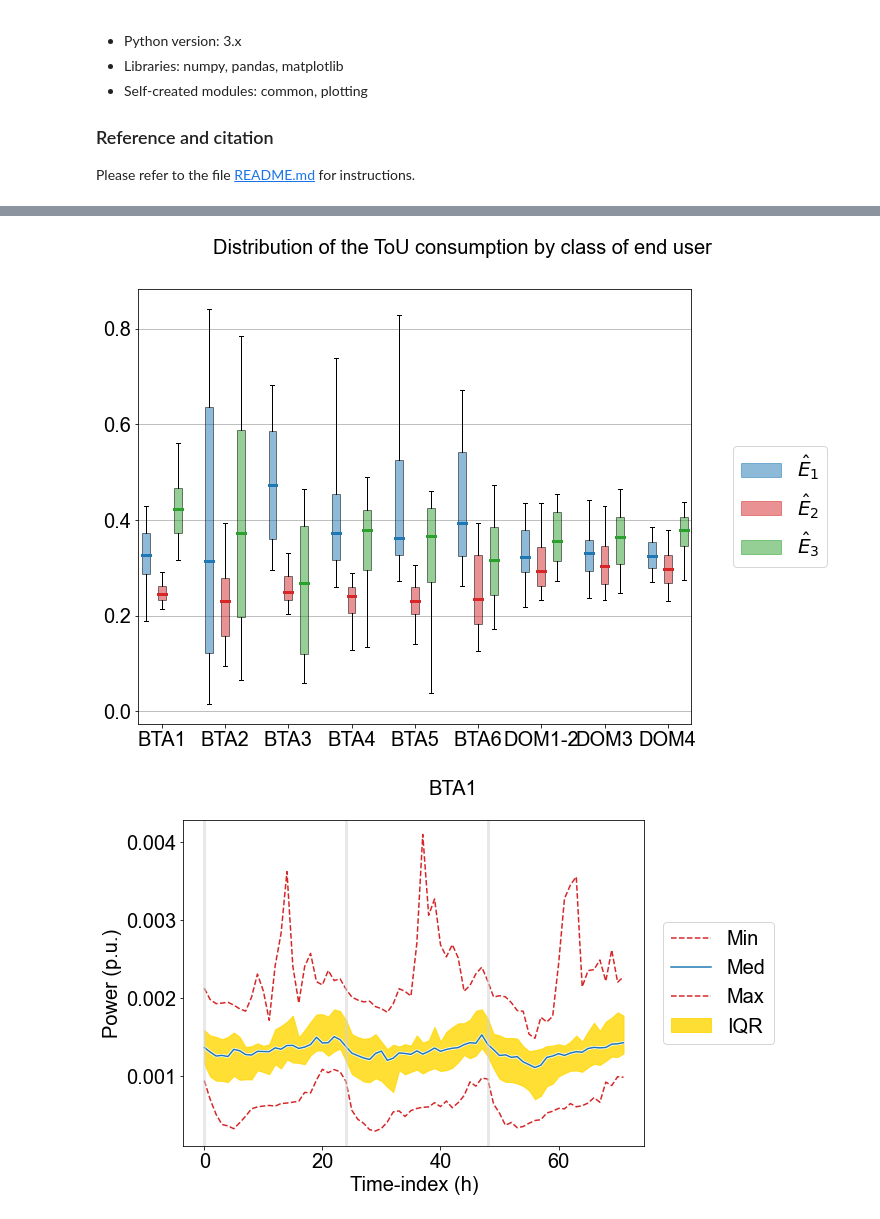
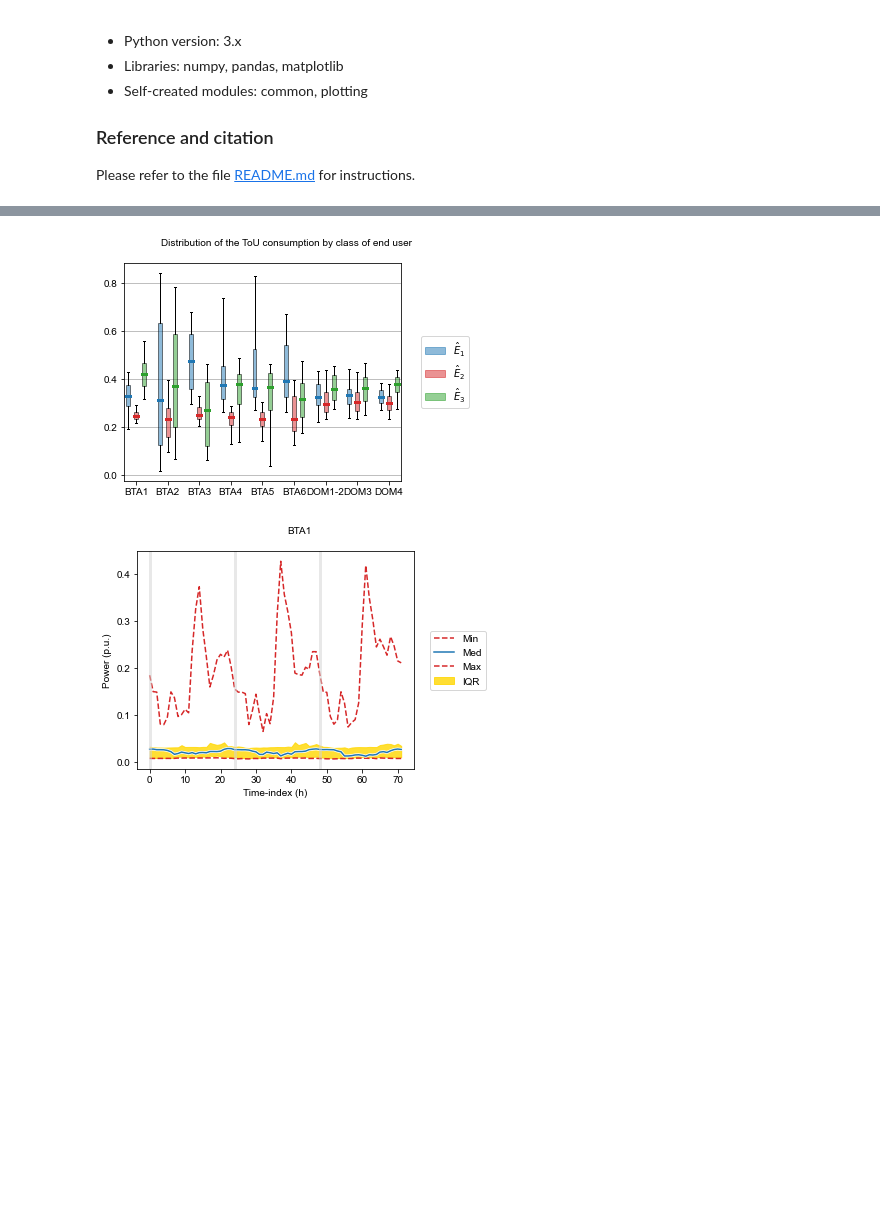
Before and after one commit to cadema-PoliTO/Bill2Watt, a Jupyter notebook: eda.ipynb, the cells around one changed output, grey strips where cells are left out. Drawn from its saved outputs; the diff is of its cells as text; code cells hidden in the pictures; blank space fills up the shorter version.

```diff
--- a/eda.ipynb
+++ b/eda.ipynb
@@ -64,13 +70,16 @@ os.makedirs(outpath:='Output', exist_ok=True)
 # %%
 # Loading the training/testing dataset
-data = pd.read_csv('dataset.csv', sep=';')
-# import columns
-col_type = 'type'  # column with the type of end user
-col_class = 'class'  # column with the class of end user
-col_category = 'category'  # column with the category of end user
-cols_x = [f"x_f{f}" for f in fs]  # columns with values of the x
-cols_y = [f"y_i{i}" for i in range(ni)]  # columns with values of the y
 
-# visualizing the dataset
+data = pd.read_csv('dataset.csv', sep=';', index_col=[0, 1])
+
+# Columns names
+col_type = 'type'  # type of end user
+col_class = 'class'  # class of end user
+col_category = 'category'  # category of end user
+cols_nd = [f"nd_j{j}" for j in js]  # number of days of each day-type in the month
+cols_x = [f"x_f{f}" for f in fs]  # values of the x (ToU energy bill)
+cols_y = [f"y_i{i}" for i in range(ni)]  # values of the y (hourly typical load profile)
+
+# Visualize the dataset
 data.head(12)
 # %% [output]
@@ -133,7 +142,7 @@ kwargs = dict(
     figsize=(14, 8),
     fontsize=20,
     horizontal=False,
-    xlabel='Monthly energy (kWh)',
+    ylabel='Monthly energy (kWh)',
     legend_labels=["$E_\mathrm{1}$", "$E_\mathrm{2}$", "$E_\mathrm{3}$"]
 )
 
@@ -141,6 +150,6 @@ kwargs = dict(
 fig = create_aligned_boxplots(plot_data, groupby=groupby, cols=cols, **kwargs)
 fig.subplots_adjust()  # trim any extra space on the plot
 plt.show()
-if savefig:
-    fig.savefig(os.path.join(outpath, "fig_tou_consumption_boxplot.png"), format=fmt, dpi=dpi)
+if save_figs:
+    fig.savefig(os.path.join(out_path, "fig_tou_consumption_boxplot.png"), format=fmt, dpi=dpi)
 # %% [output]
@@ -177,6 +186,6 @@ for group, plot_data in data.sort_values(by=[col_type]).groupby(groupby):
         ax.axvline(h, alpha=0.5, lw=3, color='lightgrey')
 
     plt.show()
-    if savefig:
-        fig.savefig(os.path.join(outpath, f"fig_hourly_consumption_percentiles_{title.lower().replace('-', '_')}.{fmt}"), format=fmt, dpi=dpi)
+    if save_figs:
+        fig.savefig(os.path.join(out_path, f"fig_hourly_consumption_percentiles_{title.lower().replace('-', '_')}.{fmt}"), format=fmt, dpi=dpi)
 # %% [output]
@@ -197,9 +206,9 @@ for group, plot_data in data.sort_values(by=[col_type]).groupby(groupby):
 # load profiles are divided by the total energy bill.
 
 # Normalizing
-x_tot = data[cols_x].values.sum(axis=1).reshape(len(data), 1)
-data[cols_x] = data[cols_x].values / x_tot
-data[cols_y] = data[cols_y].values / x_tot
+x_row_norm, y_row_norm = XRowNormalizer(), YRowNormalizer()
+data[cols_x] = x_row_norm.fit_transform(data[cols_x].values)
+data[cols_y] = y_row_norm.fit_transform(data[cols_x].values, data[cols_y].values)
 # %%
 # Exploratory Data Analysis - Normalized dataset composition
 # Here, we repeat the exploratory analysis on the monthly ToU and hourly consumption
@@ -211,37 +220,37 @@ fig = create_aligned_boxplots(
     data[cols_x].join(data[[groupby] if isinstance(groupby, str) else groupby]
                     .apply(lambda s: s.str.upper().str.replace('_', '-')),),
     groupby='class',
     cols=cols_x,
     **dict(title=f"Distribution of the ToU consumption by {groupby} of end user",
            figsize=(12, 8),
            fontsize=20,
            horizontal=False,
-           xlabel='Monthly energy (p.u.)',
+           ylabel='Monthly energy (p.u.)',
            legend_labels=["$\hat{E}_\mathrm{1}$", "$\hat{E}_\mathrm{2}$", "$\hat{E}_\mathrm{3}$"])
 )
 fig.subplots_adjust()  # trim any extra space on the plot
 plt.show()
-if savefig:
-    fig.savefig(os.path.join(outpath, "fig_tou_consumption_boxplot_norm.png"), format=fmt, dpi=dpi)
+if save_figs:
+    fig.savefig(os.path.join(out_path, "fig_tou_consumption_boxplot_norm.png"), format=fmt, dpi=dpi)
 
 # Percentiles of the hourly consumption
 cols = cols_y  # columns with the hourly consumption data
 groupby = col_class  # column based on which the samples are divided
 for group, plot_data in data.sort_values(by=[col_type]).groupby(groupby):
     title = (group if isinstance(group, str) else ", ".join(group)).upper().replace('_', '-') # title of the figure
     fig = create_profile_percentiles(
         plot_data, cols, title=title,
         **dict(figsize=(10, 6),
                fontsize=20,
                xlabel='Time-index (h)',
                ylabel='Power (p.u.)',)
     )
     ax = fig.axes[0]
     for h in range(0, ni, nh):
         ax.axvline(h, alpha=0.5, lw=3, color='lightgrey')
     plt.show()
-    if savefig:
-        fig.savefig(os.path.join(outpath, f"fig_hourly_consumption_percentiles_norm_{title.lower().replace('-', '_')}.{fmt}"), format=fmt, dpi=dpi)
+    if save_figs:
+        fig.savefig(os.path.join(out_path, f"fig_hourly_consumption_percentiles_norm_{title.lower().replace('-', '_')}.{fmt}"), format=fmt, dpi=dpi)
 # %% [output]
-[figure, old version]
+[figure, new version]
-[figure, old version]
+[figure, new version]
```
Also changed, not shown: parts of 7 cells of this notebook, 24 other files.
